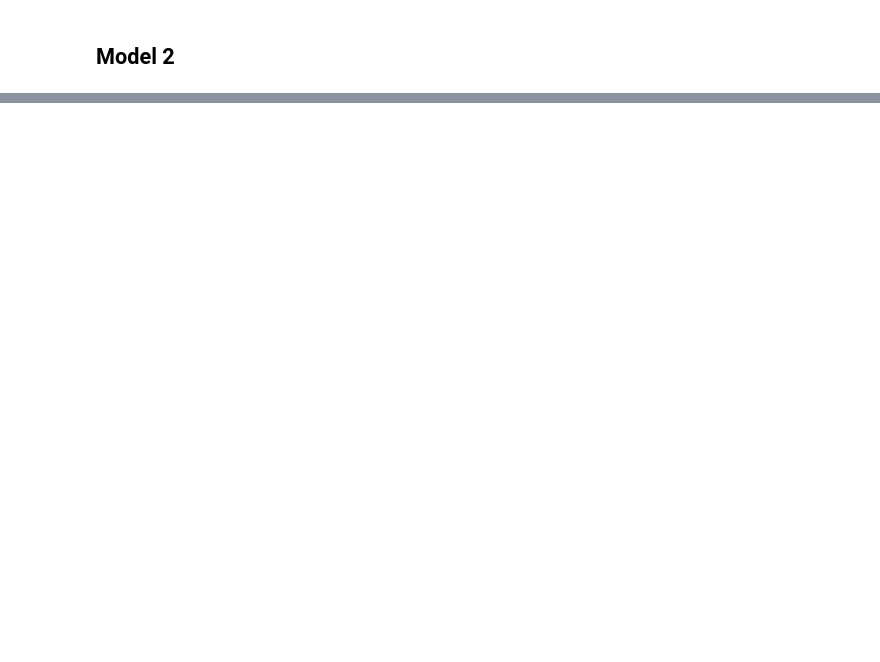
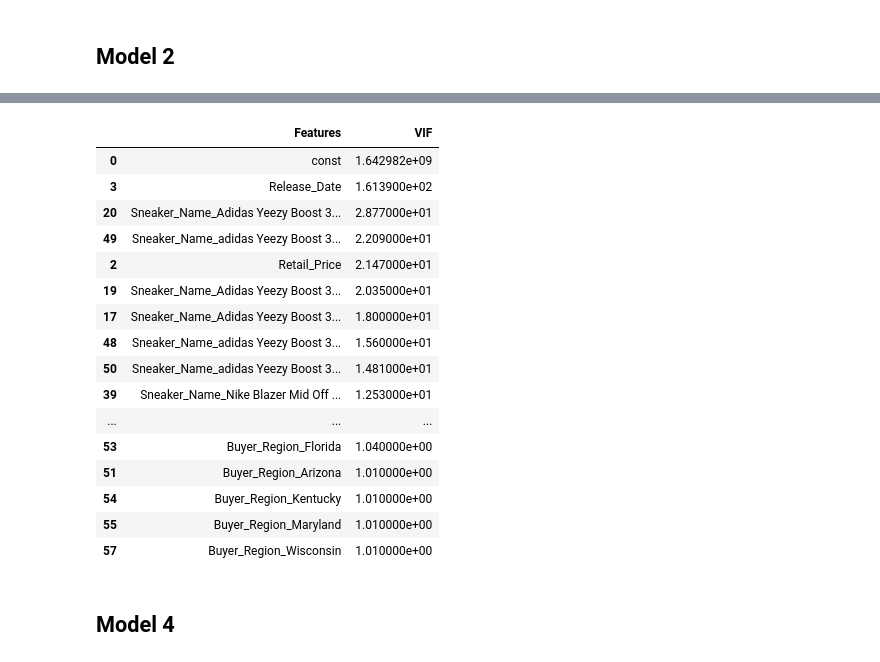
Before and after one commit to lognorman20/stockx_competiton, a Jupyter notebook: model_1.ipynb, the cells around one changed output, grey strips where cells are left out. Saved outputs shown, nothing was run; the diff lists cells and outputs as text; code cells hidden in the pictures; blank space fills up the shorter version.

```diff
--- a/model_1.ipynb
+++ b/model_1.ipynb
@@ -258,0 +371,23 @@ NameError: name 'results' is not defined
+# %%
+bruv = checkVIF(best_X_train)
+bruv
+# %% [output]
+|  | Features | VIF |
+| 0 | const | 1.642982e+09 |
+| 3 | Release_Date | 1.613900e+02 |
+| 20 | Sneaker_Name_Adidas Yeezy Boost 3... | 2.877000e+01 |
+| 49 | Sneaker_Name_adidas Yeezy Boost 3... | 2.209000e+01 |
+| 2 | Retail_Price | 2.147000e+01 |
+| 19 | Sneaker_Name_Adidas Yeezy Boost 3... | 2.035000e+01 |
+| 17 | Sneaker_Name_Adidas Yeezy Boost 3... | 1.800000e+01 |
+| 48 | Sneaker_Name_adidas Yeezy Boost 3... | 1.560000e+01 |
+| 50 | Sneaker_Name_adidas Yeezy Boost 3... | 1.481000e+01 |
+| 39 | Sneaker_Name_Nike Blazer Mid Off ... | 1.253000e+01 |
+| ... | ... | ... |
+| 53 | Buyer_Region_Florida | 1.040000e+00 |
+| 51 | Buyer_Region_Arizona | 1.010000e+00 |
+| 54 | Buyer_Region_Kentucky | 1.010000e+00 |
+| 55 | Buyer_Region_Maryland | 1.010000e+00 |
+| 57 | Buyer_Region_Wisconsin | 1.010000e+00 |
+# %% [markdown]
+## Model 4
```
Also changed, not shown: parts of 38 cells of this notebook.
